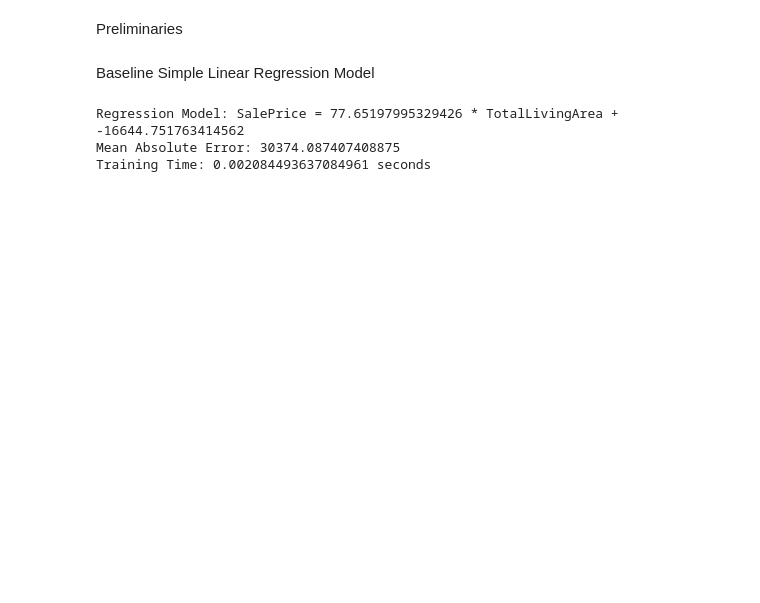
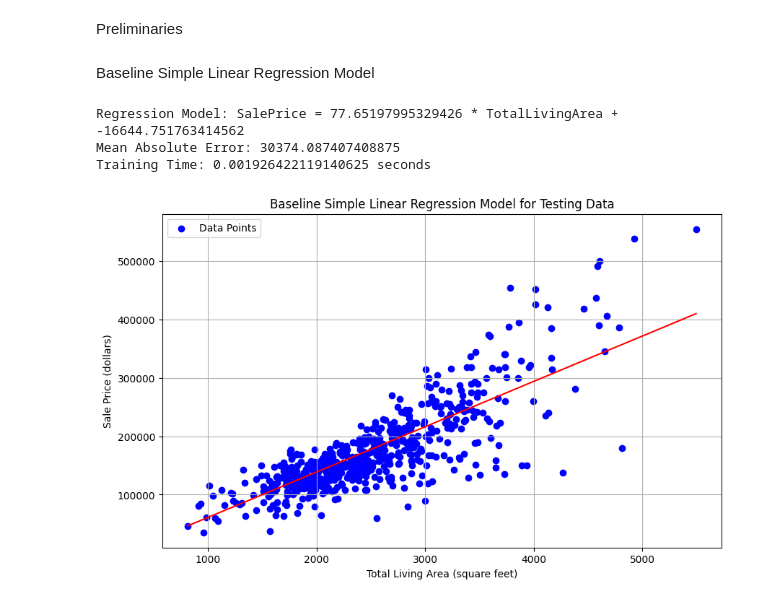
Before and after one commit to OzPol/DataScience, a Jupyter notebook: notebooks/Baseline.ipynb, the cells around one changed output. Drawn from its saved outputs; the diff is of its cells as text; code cells hidden in the pictures; blank space fills up the shorter version.

Commit message:
Updated baseline comparison to include graphic display

```diff
--- a/notebooks/Baseline.ipynb
+++ b/notebooks/Baseline.ipynb
@@ -23,32 +23,47 @@ Baseline Simple Linear Regression Model
 # %%
 # Create a new independent variable for total living area
 complete_df['TotalLivingArea'] = complete_df['Gr Liv Area'] + complete_df['Total Bsmt SF'].fillna(0)
 
 # Split the dataset into a testing dataset and a training dataset
 x = complete_df[['TotalLivingArea']]
 y = complete_df['SalePrice']
 x_train, x_test, y_train, y_test = train_test_split(x, y, test_size=0.2, random_state=123)
 
 # Build the model and measure the training time
 model = LinearRegression()
 start_time = time.time()
 model.fit(x_train, y_train)
 end_time = time.time()
 training_time = end_time - start_time
 
 # Make predictions, evaluate accuracy of the model, and print the results
 y_pred = model.predict(x_test)
 
 mae = mean_absolute_error(y_test, y_pred)
 print(f"Regression Model: SalePrice = {model.coef_[0]} * TotalLivingArea + {model.intercept_}")
 print(f"Mean Absolute Error: {mae}")
 print(f"Training Time: {training_time} seconds")
 
-# Create scatterplots for training and testing data
+# Create scatterplots for the testing data
+plt.figure(figsize=(10, 6))
+plt.scatter(x_test, y_test, color='blue', label='Data Points')
 
+# Compute the line values
+x_values = np.linspace(x_test.min(), x_test.max(), 100)
+y_values = model.coef_[0] * x_values + model.intercept_
 
-# Compute baseline model accuracy based on mean absolute deviation
+# Plot the line
+plt.plot(x_values, y_values, color='red')
+
+# Add labels and show the plot
+plt.xlabel('Total Living Area (square feet)')
+plt.ylabel('Sale Price (dollars)')
+plt.title('Baseline Simple Linear Regression Model for Testing Data')
+plt.legend()
+plt.grid(True)
+plt.show()
 # %% [output]
 Regression Model: SalePrice = 77.65197995329426 * TotalLivingArea + -16644.751763414562
 Mean Absolute Error: 30374.087407408875
-Training Time: 0.002084493637084961 seconds
+Training Time: 0.001926422119140625 seconds
+[figure, added]
```
